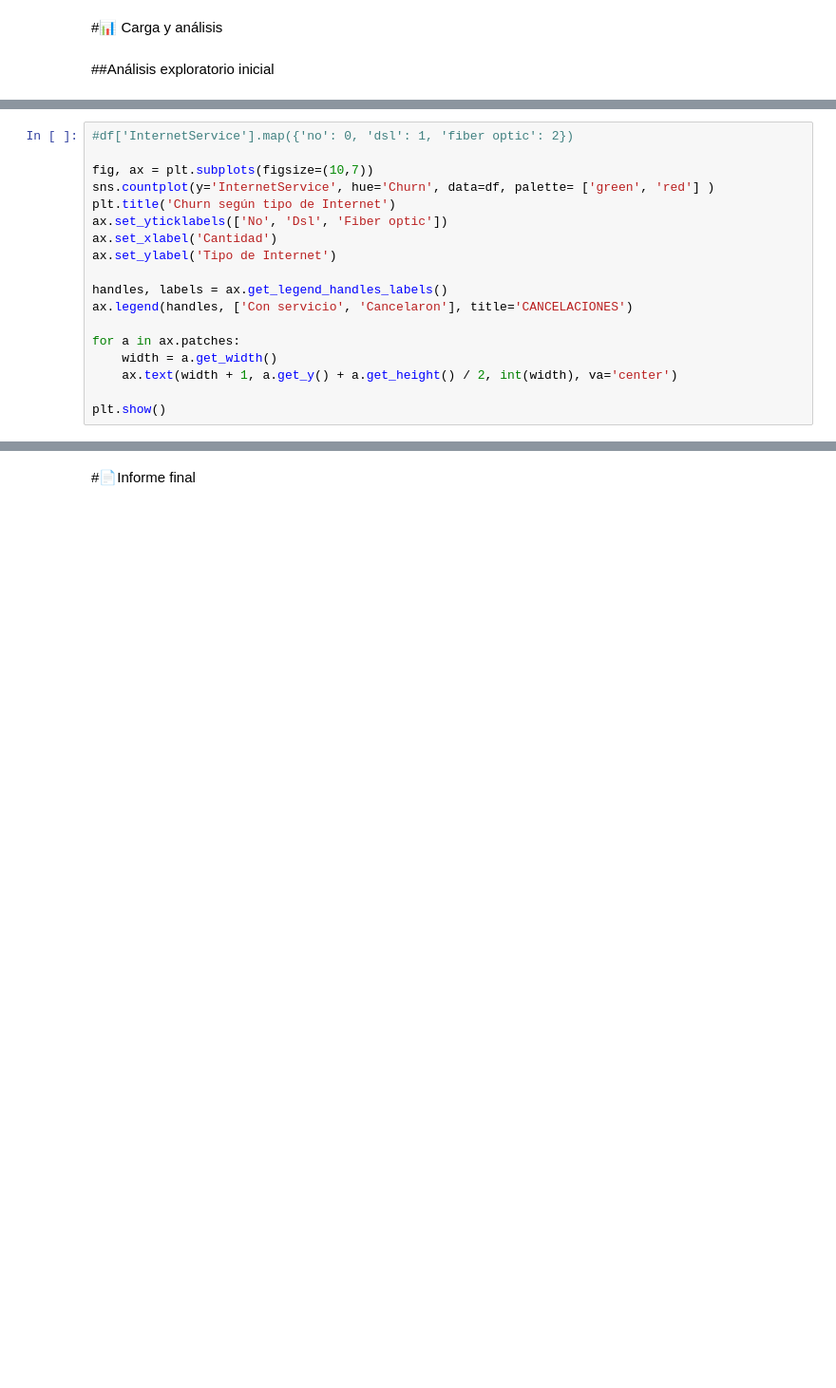
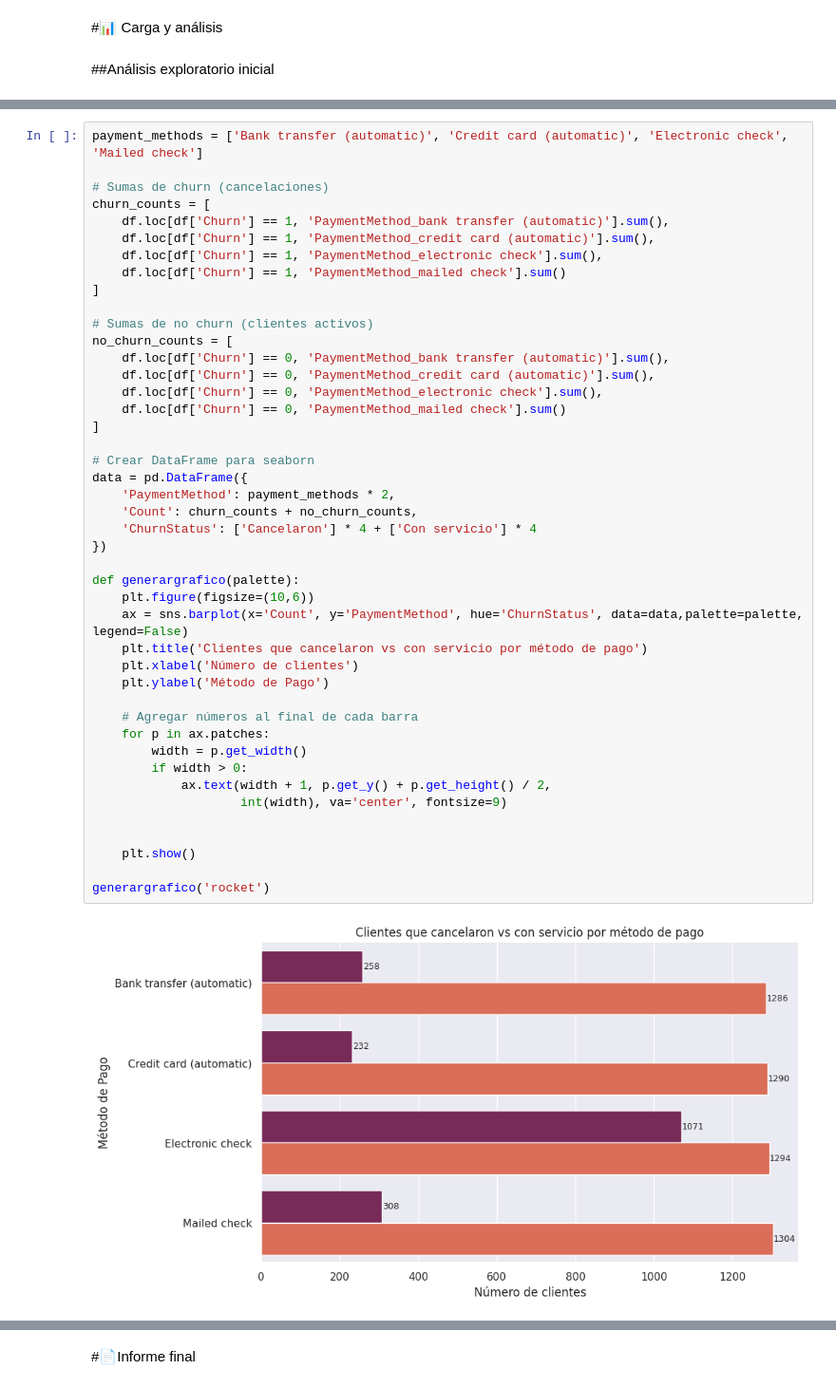
Before and after one commit to Elavat9000/TelecomX_LATAM_challenge2-data-science-LATAM, a Jupyter notebook: TelecomX_Intento2_LATAM.ipynb, the cells around one changed output, grey strips where cells are left out. Shown at 95% size. Saved outputs shown, nothing was run; the diff lists cells and outputs as text; blank space fills up the shorter version.

```diff
--- a/TelecomX_Intento2_LATAM.ipynb
+++ b/TelecomX_Intento2_LATAM.ipynb
@@ -304,18 +296,0 @@ plt.show()
-# %%
-#df['InternetService'].map({'no': 0, 'dsl': 1, 'fiber optic': 2})
-
-fig, ax = plt.subplots(figsize=(10,7))
-sns.countplot(y='InternetService', hue='Churn', data=df, palette= ['green', 'red'] )
-plt.title('Churn según tipo de Internet')
-ax.set_yticklabels(['No', 'Dsl', 'Fiber optic'])
-ax.set_xlabel('Cantidad')
-ax.set_ylabel('Tipo de Internet')
-
-handles, labels = ax.get_legend_handles_labels()
-ax.legend(handles, ['Con servicio', 'Cancelaron'], title='CANCELACIONES')
-
-for a in ax.patches:
-    width = a.get_width()
-    ax.text(width + 1, a.get_y() + a.get_height() / 2, int(width), va='center')
-
-plt.show()
@@ -374,0 +335,46 @@ dtype: float64
+# %%
+payment_methods = ['Bank transfer (automatic)', 'Credit card (automatic)', 'Electronic check', 'Mailed check']
+
+# Sumas de churn (cancelaciones)
+churn_counts = [
+    df.loc[df['Churn'] == 1, 'PaymentMethod_bank transfer (automatic)'].sum(),
+    df.loc[df['Churn'] == 1, 'PaymentMethod_credit card (automatic)'].sum(),
+    df.loc[df['Churn'] == 1, 'PaymentMethod_electronic check'].sum(),
+    df.loc[df['Churn'] == 1, 'PaymentMethod_mailed check'].sum()
+]
+
+# Sumas de no churn (clientes activos)
+no_churn_counts = [
+    df.loc[df['Churn'] == 0, 'PaymentMethod_bank transfer (automatic)'].sum(),
+    df.loc[df['Churn'] == 0, 'PaymentMethod_credit card (automatic)'].sum(),
+    df.loc[df['Churn'] == 0, 'PaymentMethod_electronic check'].sum(),
+    df.loc[df['Churn'] == 0, 'PaymentMethod_mailed check'].sum()
+]
+
+# Crear DataFrame para seaborn
+data = pd.DataFrame({
+    'PaymentMethod': payment_methods * 2,
+    'Count': churn_counts + no_churn_counts,
+    'ChurnStatus': ['Cancelaron'] * 4 + ['Con servicio'] * 4
+})
+
+def generargrafico(palette):
+    plt.figure(figsize=(10,6))
+    ax = sns.barplot(x='Count', y='PaymentMethod', hue='ChurnStatus', data=data,palette=palette, legend=False)
+    plt.title('Clientes que cancelaron vs con servicio por método de pago')
+    plt.xlabel('Número de clientes')
+    plt.ylabel('Método de Pago')
+
+    # Agregar números al final de cada barra
+    for p in ax.patches:
+        width = p.get_width()
+        if width > 0:
+            ax.text(width + 1, p.get_y() + p.get_height() / 2,
+                    int(width), va='center', fontsize=9)
+
+
+    plt.show()
+
+generargrafico('rocket')
+# %% [output]
+[figure, added]
```
Also changed, not shown: parts of 22 cells of this notebook.
